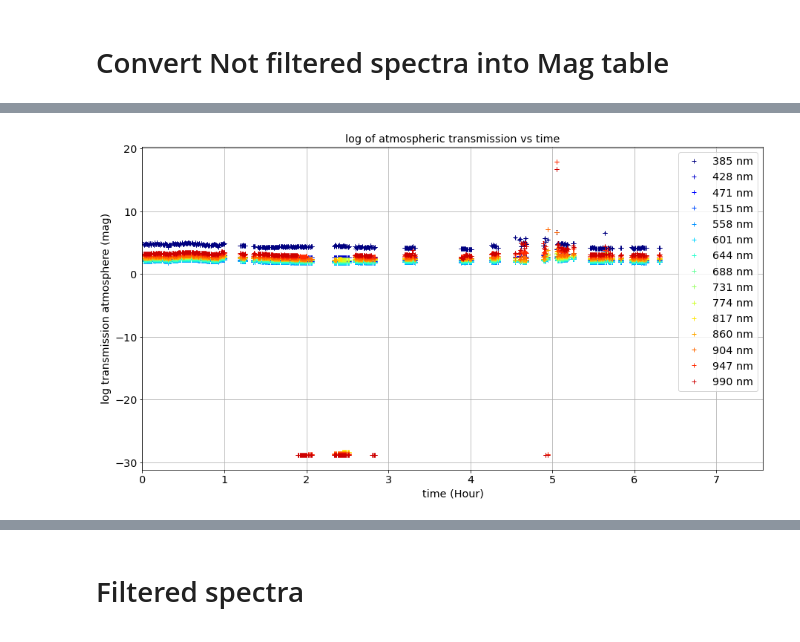
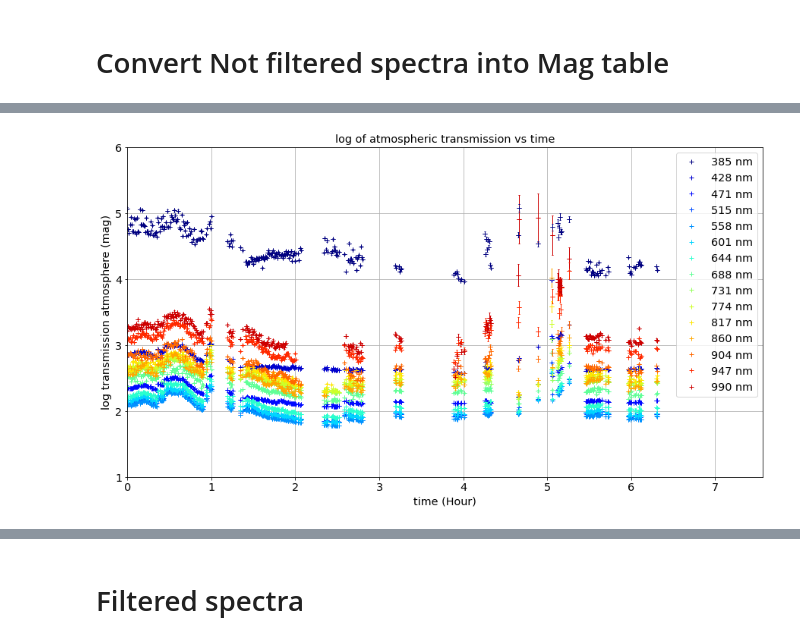
Before and after one commit to sylvielsstfr/PhotomCorrectAuxTel, a Jupyter notebook: analysis/MLfit_gp_data/MLfit_bouguer_gp.ipynb, the cells around one changed output, grey strips where cells are left out. Drawn from its saved outputs; the diff is of its cells as text; code cells hidden in the pictures.

```diff
--- a/analysis/MLfit_gp_data/MLfit_bouguer_gp.ipynb
+++ b/analysis/MLfit_gp_data/MLfit_bouguer_gp.ipynb
@@ -180,7 +218,7 @@ def ConvertToImage(all_df,WLMIN=350,WLMAX=1100):
 
     return WL, mag_table, emag_table ,airm_table,time_table
 # %%
-def GetBouguerLinesTim(Npoints,wl,tim,magref,emag,FLAG_PLOT=True):
+def GetBouguerLinesTim(Npoints,wl,tim,magref,emag,FLAG_PLOT=True,YMIN=0,YMAX=0):
     """
 
     """
@@ -233,6 +271,8 @@ def GetBouguerLinesTim(Npoints,wl,tim,magref,emag,FLAG_PLOT=True):
         ax.set_xlabel("time (Hour)")
         ax.set_ylabel("log transmission atmosphere (mag)")
         ax.set_title("log of atmospheric transmission vs time")
+        if not (YMIN==0 and YMAX==0) and (YMAX>YMIN):
+            ax.set_ylim(YMIN,YMAX)
         plt.show()
 
     return
@@ -663,9 +721,9 @@ sed_mag0 =fcn_sed_mag0(WL)
 MagsRef1=Mags1-sed_mag0
 # %%
 #def GetBouguerLinesTim(Npoints,wl,tim,magref,emag,FLAG_PLOT=True)
-GetBouguerLinesTim(NPOINTSVIEW,WL,Tim,MagsRef1,EMags1,FLAG_PLOT=True)
+GetBouguerLinesTim(NPOINTSVIEW,WL,Tim,MagsRef1,EMags1,FLAG_PLOT=True,YMIN=1,YMAX=6)
 # %% [output]
-[figure, old version]
+[figure, new version]
 # %%
 fig=plt.figure(figsize=(10,10))
 
```
Also changed, not shown: parts of 34 cells of this notebook, 4 other files.
